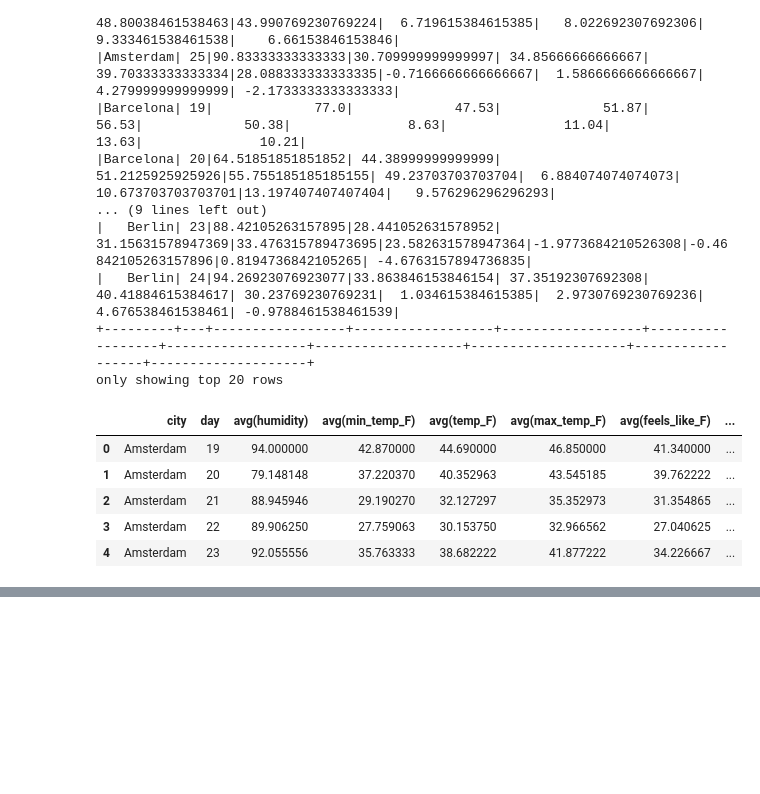
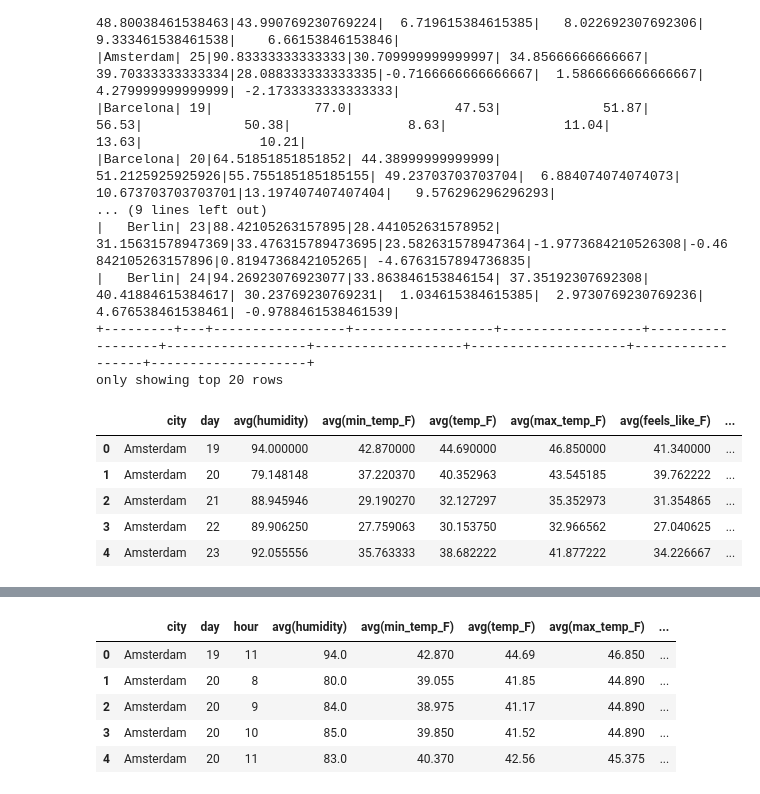
Before and after one commit to felipedmnq/streaming-weather-kafka, a Jupyter notebook: pyspark/notebooks/pyspark_analysis.ipynb, the cells around one changed output, grey strips where cells are left out. Drawn from its saved outputs; the diff is of its cells as text; code cells hidden in the pictures; blank space fills up the shorter version.

```diff
--- a/pyspark/notebooks/pyspark_analysis.ipynb
+++ b/pyspark/notebooks/pyspark_analysis.ipynb
@@ -248,0 +254,11 @@ annot_plot(ax7)
+# %%
+# DF2 TO PANDAS - PLOT
+df2 = df2.toPandas()
+df2.head()
+# %% [output]
+|  | city | day | hour | avg(humidity) | avg(min_temp_F) | avg(temp_F) | avg(max_temp_F) | ... |
+| 0 | Amsterdam | 19 | 11 | 94.0 | 42.870 | 44.69 | 46.850 | ... |
+| 1 | Amsterdam | 20 | 8 | 80.0 | 39.055 | 41.85 | 44.890 | ... |
+| 2 | Amsterdam | 20 | 9 | 84.0 | 38.975 | 41.17 | 44.890 | ... |
+| 3 | Amsterdam | 20 | 10 | 85.0 | 39.850 | 41.52 | 44.890 | ... |
+| 4 | Amsterdam | 20 | 11 | 83.0 | 40.370 | 42.56 | 45.375 | ... |
```
Also changed, not shown: parts of 13 cells of this notebook.
